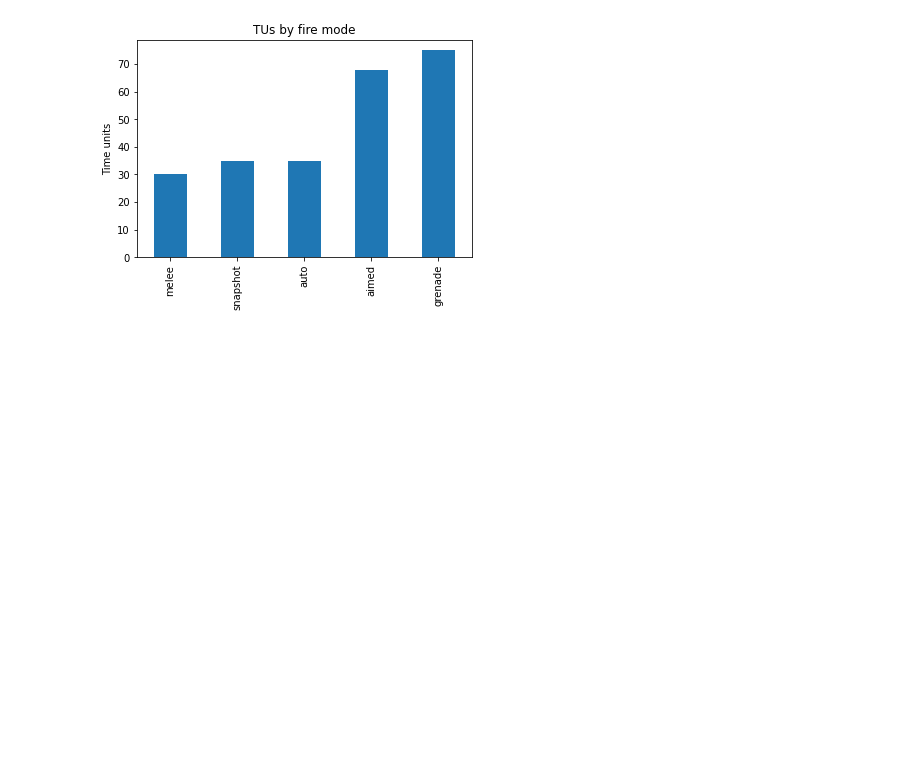
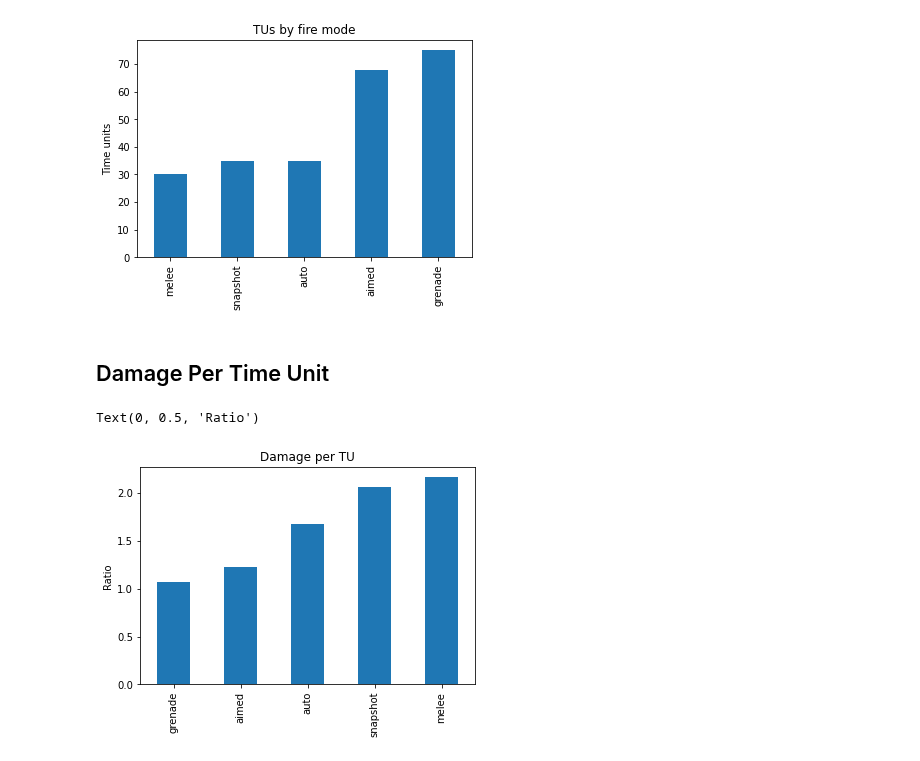
Before and after one commit to Bernardo-MG/xcom-analysis-jupyter-notebook, a Jupyter notebook: enemy_unknown/weapon_firemodes.ipynb, the cells around one changed output. Drawn from its saved outputs; the diff is of its cells as text; code cells hidden in the pictures; blank space fills up the shorter version.

```diff
--- a/enemy_unknown/weapon_firemodes.ipynb
+++ b/enemy_unknown/weapon_firemodes.ipynb
@@ -56,3 +56,15 @@ ax.set_ylabel("Time units")
 # %% [output]
 Text(0, 0.5, 'Time units')
 [figure]
+# %% [markdown]
+## Damage Per Time Unit
+# %%
+weapon_firemodes_dam_tu = weapon_firemodes[["damage_per_time_unit"]]
+weapon_firemodes_dam_tu = weapon_firemodes_dam_tu.sort_values(by=["damage_per_time_unit"])
+# %%
+ax = weapon_firemodes_dam_tu.plot.bar(title="Damage per TU", legend=False)
+ax.xaxis.get_label().set_visible(False)
+ax.set_ylabel("Ratio")
+# %% [output]
+Text(0, 0.5, 'Ratio')
+[figure, added]
```
Also changed, not shown: parts of 1 cell of this notebook.
